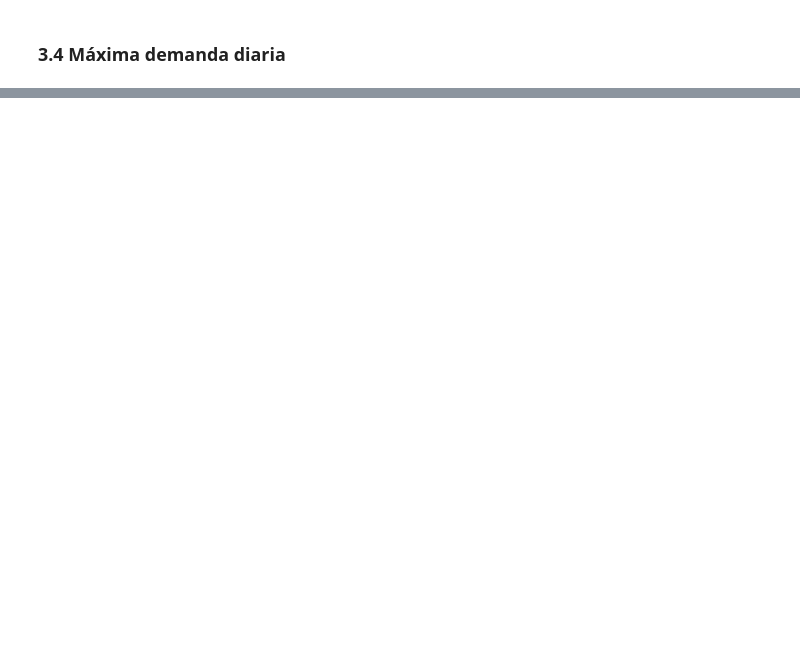
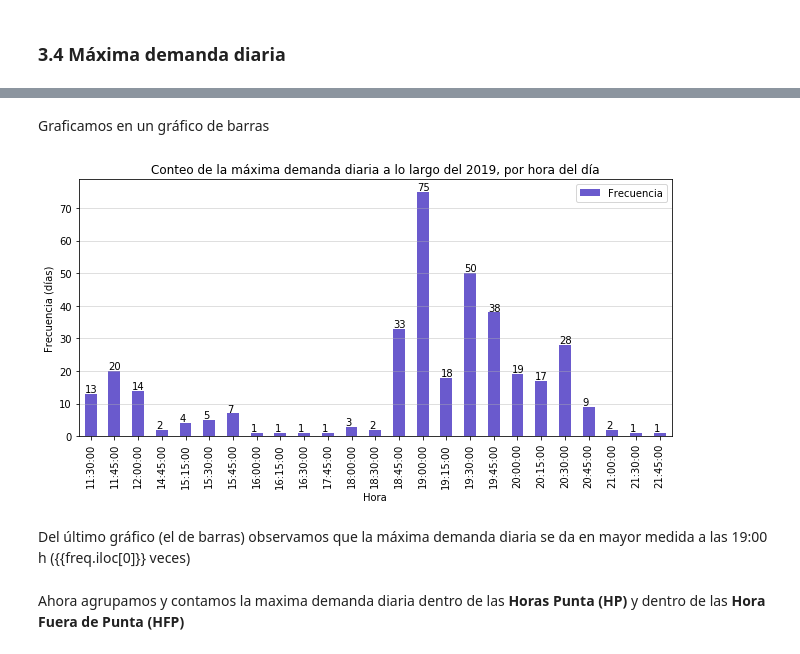
Before and after one commit to KevinAQM/Electricity_Demand_Peru_2019, a Jupyter notebook: Demanda_COES_2019-15min.ipynb, the cells around one changed output, grey strips where cells are left out. Saved outputs shown, nothing was run; the diff lists cells and outputs as text; code cells hidden in the pictures; blank space fills up the shorter version.

```diff
--- a/Demanda_COES_2019-15min.ipynb
+++ b/Demanda_COES_2019-15min.ipynb
@@ -402,0 +465,4 @@ Graph(day_max_monthly_hp)
+# %%
+# Muestra la maxima demanda diaria, ademas muestra la hora en la que ocurre ---
+max_daily_demand = demand.loc[demand.groupby(pd.Grouper(freq='D')).idxmax().iloc[:, 0]]
+max_daily_demand.head()
@@ -402,0 +489,12 @@ Graph(day_max_monthly_hp)
+# %%
+import time #Librería necesaria para trabajar con 'time' (horas)
+
+# Creando una copia de nuestra dataframe de M.D.D y reseteando index
+max_daily_demand_2 = max_daily_demand.reset_index()
+
+# Extrayendo solo la hora de ocurrencia de la M.D.D
+max_daily_demand_2['Hora'] = [i.time() for i in max_daily_demand_2['Fecha']]
+
+# Obteniendo el numéro de ocurrencias (M.D.D) en cada hora del día (output:pandas.core.series)
+freq = max_daily_demand_2['Hora'].value_counts()
+freq
@@ -402,0 +521,11 @@ Graph(day_max_monthly_hp)
+# %%
+# Conviertiendo nuestra serie en un dataframe
+frequency = pd.DataFrame({'Hora':freq.index, 'Frecuencia':freq.values})
+
+# Seleccionando la columna 'Hora' como index de nuestro dataframe
+frequency.set_index('Hora', inplace=True)
+
+# Ordenando ascendentemente por horas
+frequency = frequency.sort_values('Hora')
+
+frequency
@@ -402,0 +551,19 @@ Graph(day_max_monthly_hp)
+# %% [markdown]
+Graficamos en un gráfico de barras
+# %%
+ax = frequency.sort_values('Hora').plot(kind='bar', figsize=(9, 5),  color="slateblue")
+
+for p in ax.patches:
+    ax.annotate(str(p.get_height()), (p.get_x(), p.get_height()+0.5))
+
+plt.title('Conteo de la máxima demanda diaria a lo largo del 2019, por hora del día')
+plt.ylabel('Frecuencia (días)')
+plt.gca().yaxis.grid(True, lw=0.8, alpha=0.5)
+plt.tight_layout()
+plt.savefig('Conteo.png', dpi = 200)
+# %% [output]
+[figure, added]
+# %% [markdown]
+Del último gráfico (el de barras) observamos que la máxima demanda diaria se da en mayor medida a las 19:00 h ({{freq.iloc[0]}} veces)
+# %% [markdown]
+Ahora agrupamos y contamos la maxima demanda diaria dentro de las <b>Horas Punta (HP)</b> y dentro de las <b>Hora Fuera de Punta (HFP)</b>
```
Also changed, not shown: parts of 61 cells of this notebook.
